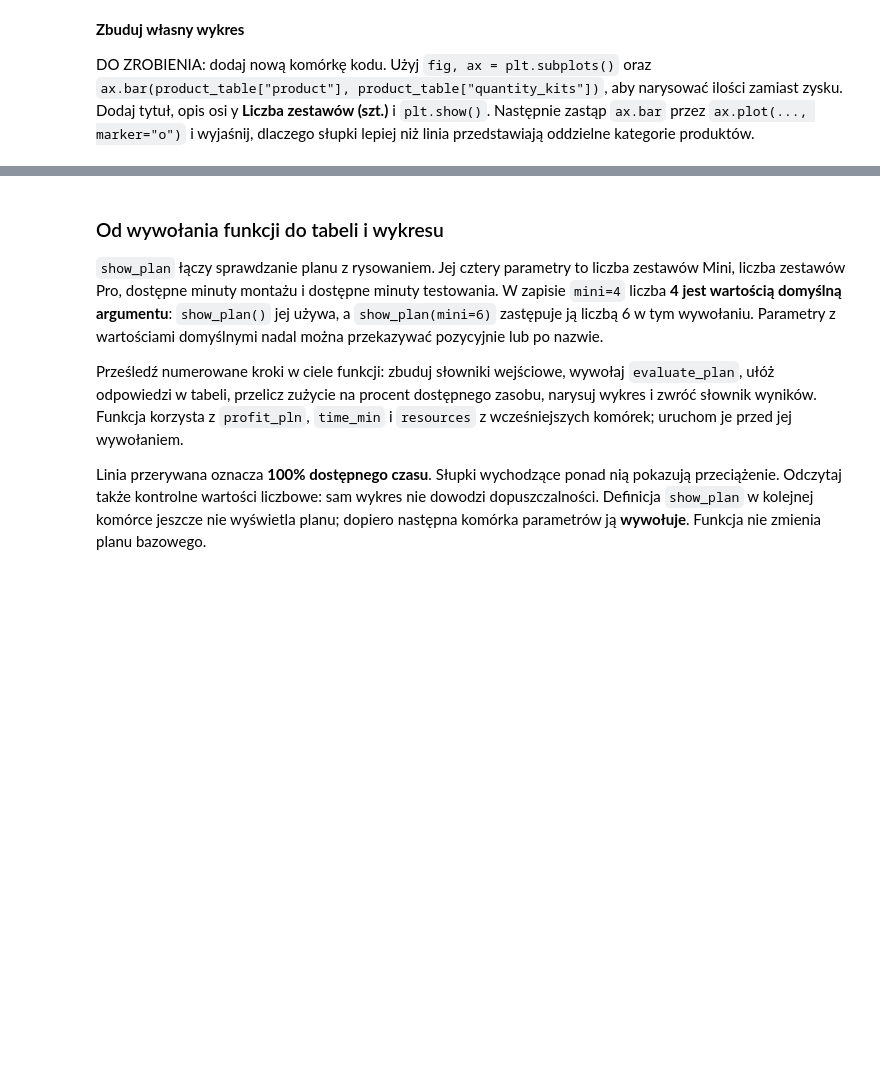
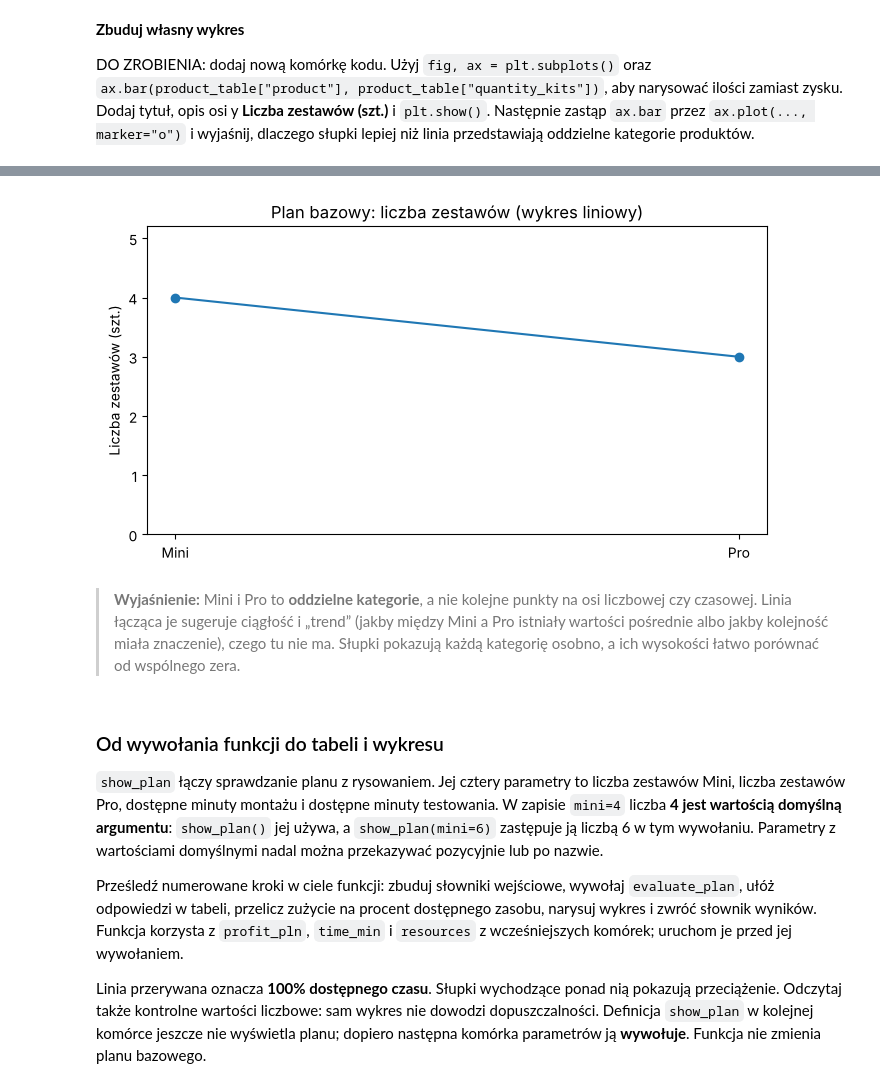
Before and after one commit to Damian-Swaczyna/cpp, a Jupyter notebook: pl/lab_auto_0.ipynb, the cells around one changed output, grey strips where cells are left out. Drawn from its saved outputs; the diff is of its cells as text; code cells hidden in the pictures; blank space fills up the shorter version.

```diff
--- a/pl/lab_auto_0.ipynb
+++ b/pl/lab_auto_0.ipynb
@@ -401,3 +509,14 @@ DO ZROBIENIA: dodaj nową komórkę kodu. Użyj `fig, ax = plt.subplots()` oraz
+# %%
+# Ten sam wykres jako linia — dla porównania.
+fig, ax = plt.subplots()
+ax.plot(product_table["product"], product_table["quantity_kits"], marker="o")
+ax.set(title="Plan bazowy: liczba zestawów (wykres liniowy)", ylabel="Liczba zestawów (szt.)",
+       ylim=(0, product_table["quantity_kits"].max() * 1.3))
+plt.show()
+# %% [output]
+[figure, added]
+# %% [markdown]
+> **Wyjaśnienie:** Mini i Pro to **oddzielne kategorie**, a nie kolejne punkty na osi liczbowej czy czasowej. Linia łącząca je sugeruje ciągłość i „trend” (jakby między Mini a Pro istniały wartości pośrednie albo jakby kolejność miała znaczenie), czego tu nie ma. Słupki pokazują każdą kategorię osobno, a ich wysokości łatwo porównać od wspólnego zera.
 # %% [markdown]
 ### Od wywołania funkcji do tabeli i wykresu
 
```
Also changed, not shown: parts of 36 cells of this notebook.
